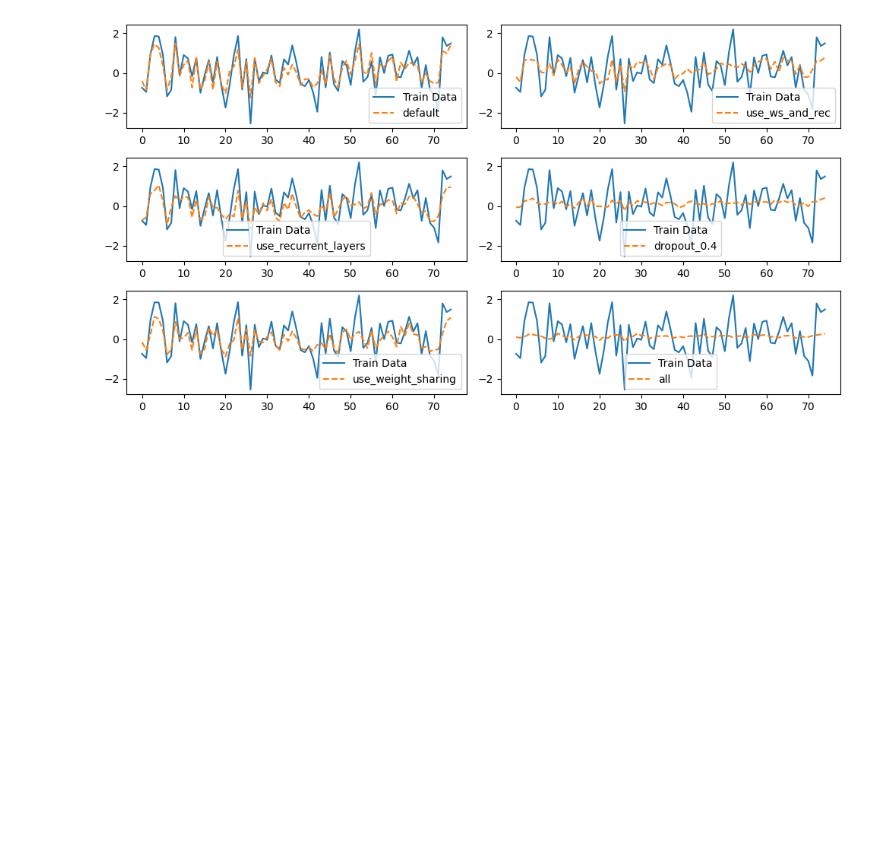
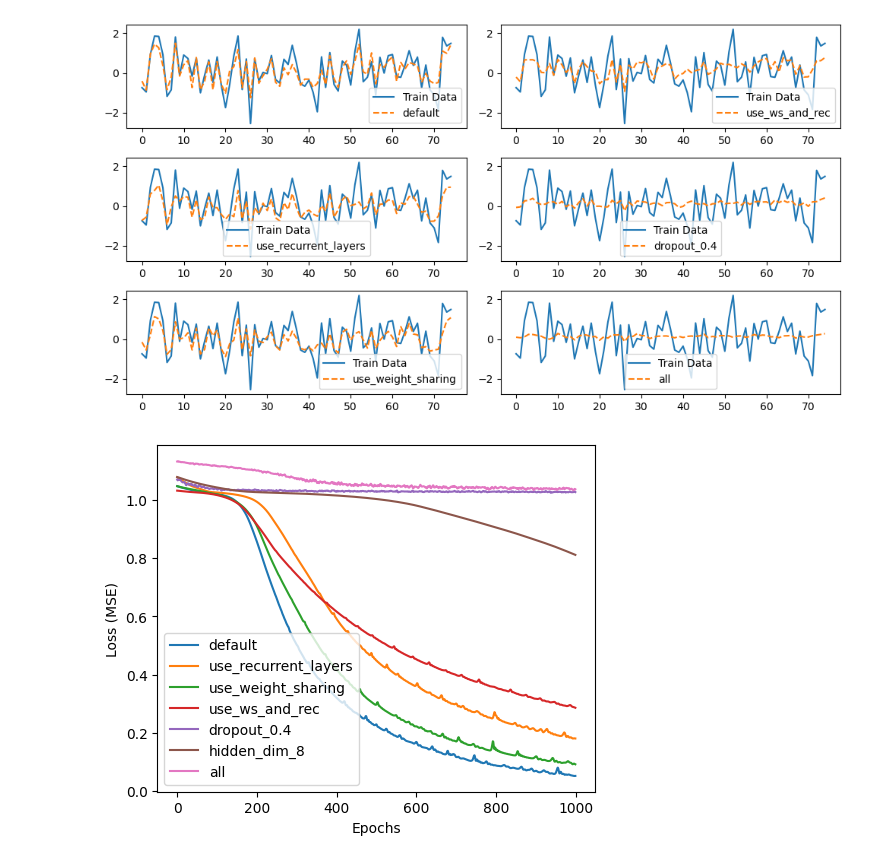
Before and after one commit to m4urin/temporal-causal-discovery, a Jupyter notebook: notebooks/complexity/model_complexity_random.ipynb, the cells around one changed output. Cells and saved outputs as stored; diff of their text form; code cells hidden in the pictures; blank space fills up the shorter version.

```diff
--- a/notebooks/complexity/model_complexity_random.ipynb
+++ b/notebooks/complexity/model_complexity_random.ipynb
@@ -111,3 +113,25 @@ plt.savefig('complexity_random_data.png', dpi=200)
 plt.show()
 # %% [output]
 [figure]
+# %%
+
+fig = plt.gcf()
+fig.set_size_inches(5, 4)
+
+# Iterate through each model
+for i, (model_name, result) in enumerate(all_results.items()):
+    #print(result['model_params']['receptive_field'])
+    epochs, losses = result['train_metrics']['loss']
+    losses = smooth_line(losses, sigma=1.0)
+    plt.plot(epochs, losses, label=model_name)
+
+
+#axes[0].set_title('Various model architectures in TAMCaD')
+plt.tight_layout()
+plt.xlabel('Epochs')
+plt.ylabel('Loss (MSE)')
+plt.legend()
+plt.savefig('complexity_loss.png', dpi=200)
+plt.show()
+# %% [output]
+[figure, added]
```
Also changed, not shown: parts of 4 cells of this notebook, 22 other files.
